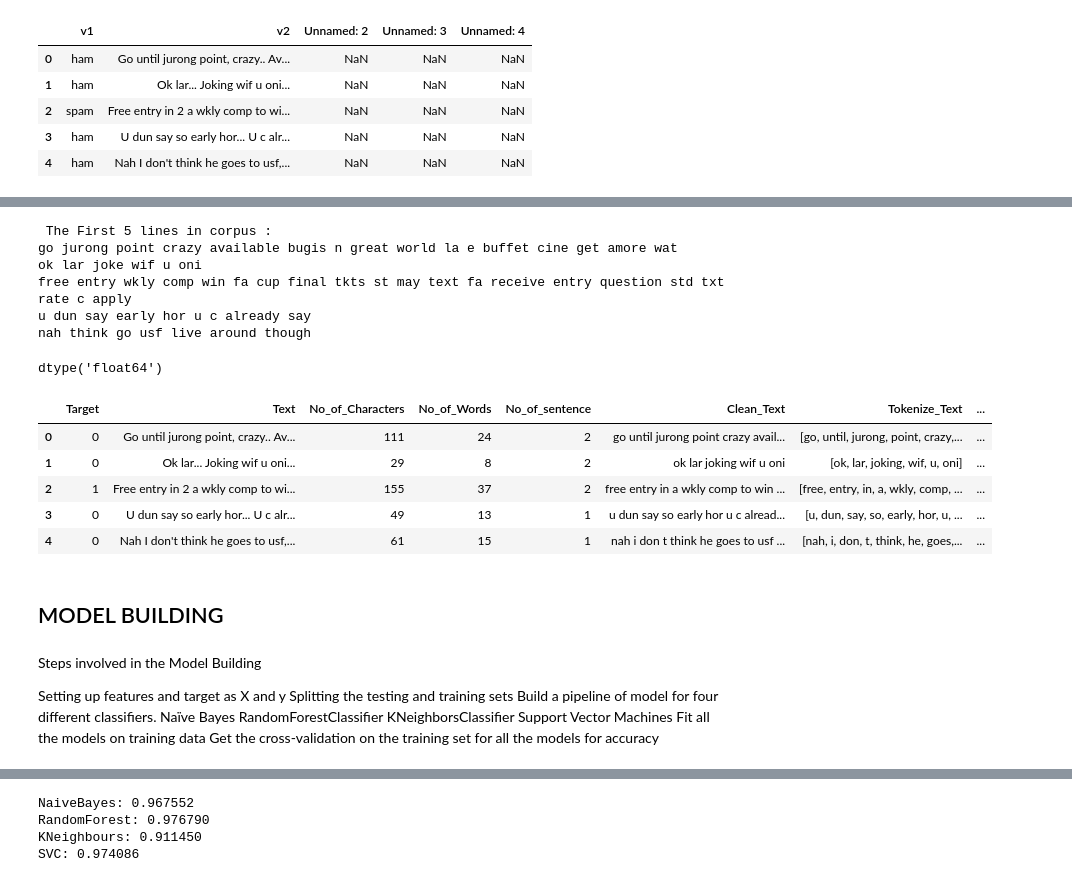
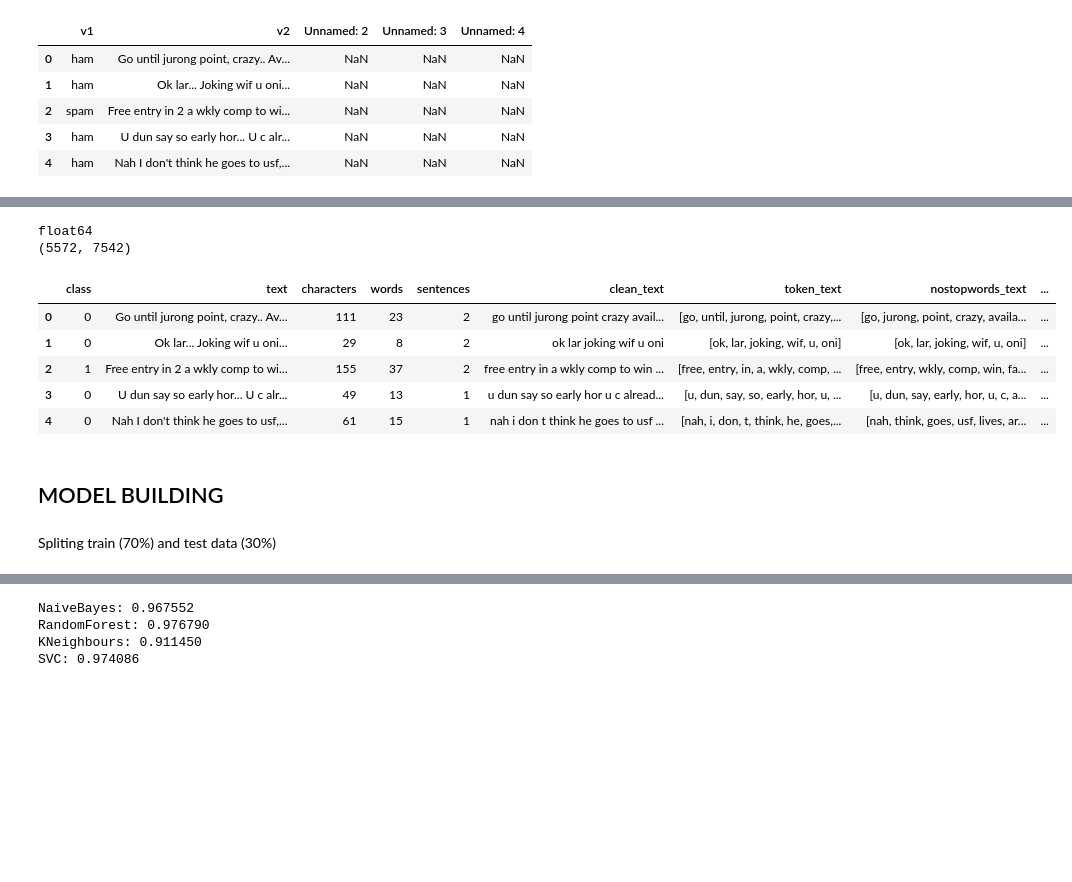
Before and after one commit to epuujee/SpamFilter, a Jupyter notebook: Spam Detector.ipynb, the cells around one changed output, grey strips where cells are left out. Drawn from its saved outputs; the diff is of its cells as text; code cells hidden in the pictures; blank space fills up the shorter version.

```diff
--- a/Spam Detector.ipynb
+++ b/Spam Detector.ipynb
@@ -172,0 +174,3 @@ See the caveats in the documentation: https://pandas.pydata.org/pandas-docs/stab
+# %%
+from nltk.corpus import stopwords
+eng_stopwords = stopwords.words('english')
@@ -175,11 +183,7 @@ Stopwords are frequently occurring words(such as few, is, an, etc). These words
 # %%
-# Removing the stopwords function
-def remove_stopwords(text):
-    stop_words = set(stopwords.words("english"))
-    filtered_text = [word for word in text if word not in stop_words]
-    return filtered_text
+def remove_eng_stopwords(Text):
+  return [word for word in Text if word not in eng_stopwords]
 
-data["Nostopword_Text"] = data["Tokenize_Text"].apply(remove_stopwords)
-
-print("\033[1m\u001b[45;1m The First 5 Texts after removing the stopwords:\033[0m",*data["Nostopword_Text"][:5], sep = "\n")
+df["nostopwords_text"] = df["token_text"].apply(remove_eng_stopwords)
+print(*df["nostopwords_text"][:10], sep = "\n")
 # %% [output]
@@ -234,52 +202,32 @@ Note: So far we have been stalking up columns in our data for the purpose of exp
-# %%
-#Creating a corpus of text feature to encode further into vectorized form
-corpus= []
-for i in data["Lemmatized_Text"]:
-    msg = ' '.join([row for row in i])
-    corpus.append(msg)
-
-corpus[:5]
-print("\033[1m\u001b[45;1m The First 5 lines in corpus :\033[0m",*corpus[:5], sep = "\n")
-# %% [output]
- The First 5 lines in corpus :
-go jurong point crazy available bugis n great world la e buffet cine get amore wat
-ok lar joke wif u oni
-free entry wkly comp win fa cup final tkts st may text fa receive entry question std txt rate c apply
-u dun say early hor u c already say
-nah think go usf live around though
+# %%
+def Combine(Text):
+    return ' '.join(Text)
+
+df["final_text"] = df["nostopwords_text"].apply(Combine)
 # %%
-#Changing text data in to numbers.
+#Transform text data into number vectors
 tfidf = TfidfVectorizer()
-X = tfidf.fit_transform(corpus).toarray()
-#Let's have a look at our feature
-X.dtype
+X = tfidf.fit_transform(df["final_text"]).toarray()
+print(X.dtype)
+print(X.shape)
 # %% [output]
-dtype('float64')
+float64
+(5572, 7542)
 # %%
 #Label encode the Target and use it as y
 label_encoder = LabelEncoder()
-data["Target"] = label_encoder.fit_transform(data["Target"])
+df["class"] = label_encoder.fit_transform(df["class"])
 # %%
-data.head()
+df.head()
 # %% [output]
-|  | Target | Text | No_of_Characters | No_of_Words | No_of_sentence | Clean_Text | Tokenize_Text | ... |
-| 0 | 0 | Go until jurong point, crazy.. Av... | 111 | 24 | 2 | go until jurong point crazy avail... | [go, until, jurong, point, crazy,... | ... |
-| 1 | 0 | Ok lar... Joking wif u oni... | 29 | 8 | 2 | ok lar joking wif u oni | [ok, lar, joking, wif, u, oni] | ... |
-| 2 | 1 | Free entry in 2 a wkly comp to wi... | 155 | 37 | 2 | free entry in a wkly comp to win ... | [free, entry, in, a, wkly, comp, ... | ... |
-| 3 | 0 | U dun say so early hor... U c alr... | 49 | 13 | 1 | u dun say so early hor u c alread... | [u, dun, say, so, early, hor, u, ... | ... |
-| 4 | 0 | Nah I don't think he goes to usf,... | 61 | 15 | 1 | nah i don t think he goes to usf ... | [nah, i, don, t, think, he, goes,... | ... |
+|  | class | text | characters | words | sentences | clean_text | token_text | nostopwords_text | ... |
+| 0 | 0 | Go until jurong point, crazy.. Av... | 111 | 23 | 2 | go until jurong point crazy avail... | [go, until, jurong, point, crazy,... | [go, jurong, point, crazy, availa... | ... |
+| 1 | 0 | Ok lar... Joking wif u oni... | 29 | 8 | 2 | ok lar joking wif u oni | [ok, lar, joking, wif, u, oni] | [ok, lar, joking, wif, u, oni] | ... |
+| 2 | 1 | Free entry in 2 a wkly comp to wi... | 155 | 37 | 2 | free entry in a wkly comp to win ... | [free, entry, in, a, wkly, comp, ... | [free, entry, wkly, comp, win, fa... | ... |
+| 3 | 0 | U dun say so early hor... U c alr... | 49 | 13 | 1 | u dun say so early hor u c alread... | [u, dun, say, so, early, hor, u, ... | [u, dun, say, early, hor, u, c, a... | ... |
+| 4 | 0 | Nah I don't think he goes to usf,... | 61 | 15 | 1 | nah i don t think he goes to usf ... | [nah, i, don, t, think, he, goes,... | [nah, think, goes, usf, lives, ar... | ... |
 # %% [markdown]
 ## MODEL BUILDING
 # %% [markdown]
-Steps involved in the Model Building
-
-Setting up features and target as X and y
-Splitting the testing and training sets
-Build a pipeline of model for four different classifiers.
-Naïve Bayes
-RandomForestClassifier
-KNeighborsClassifier
-Support Vector Machines
-Fit all the models on training data
-Get the cross-validation on the training set for all the models for accuracy
+Spliting train (70%) and test data (30%)
 # %%
```
Also changed, not shown: parts of 53 cells of this notebook.
